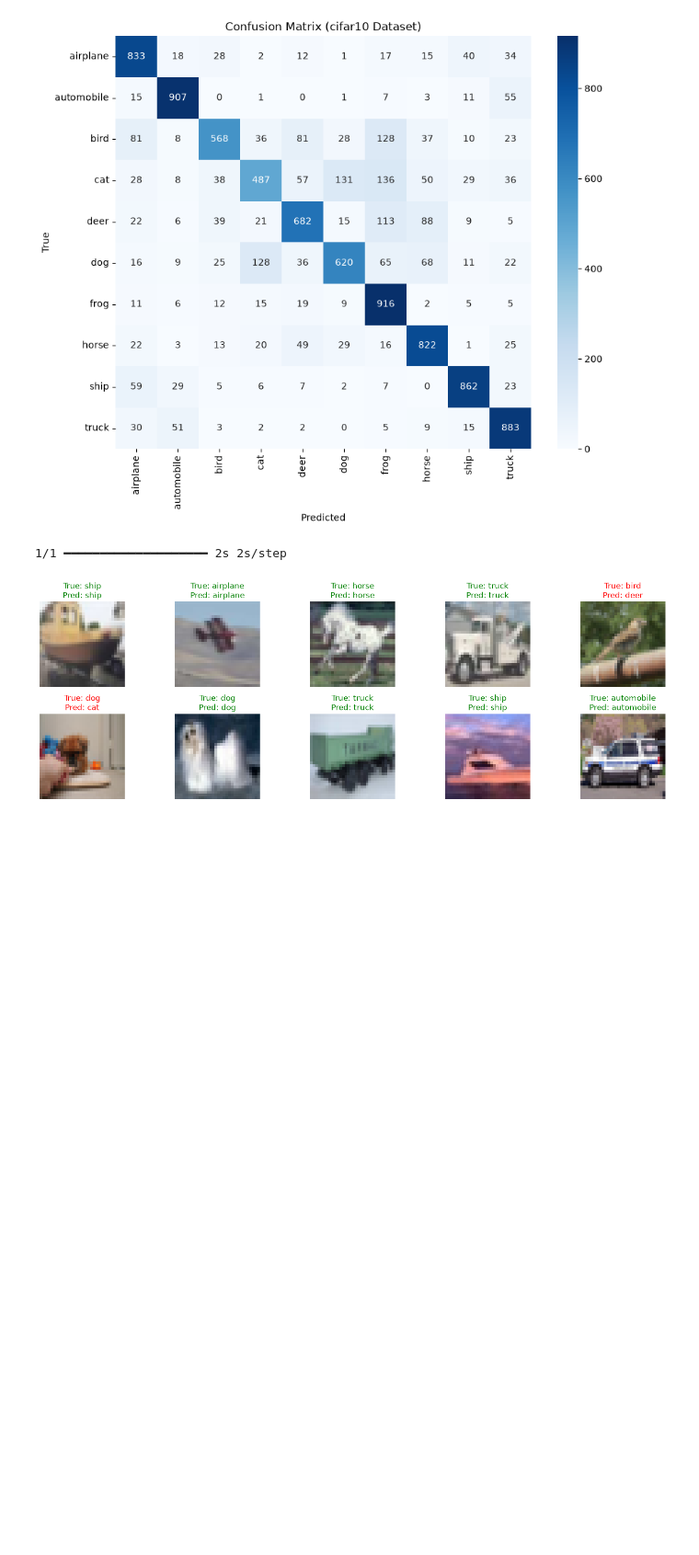
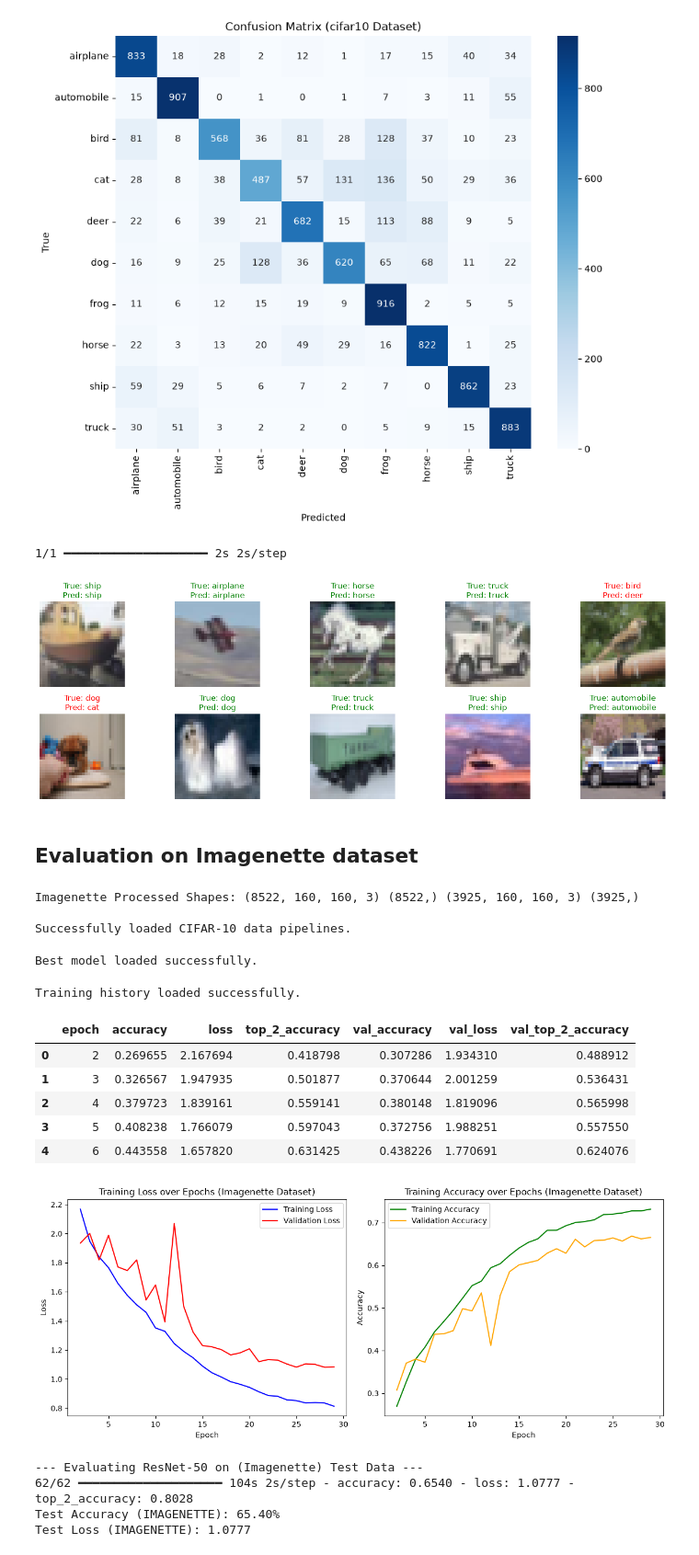
Before and after one commit to casual-coder12/ResNet-50, a Jupyter notebook: notebooks/ResNet50.ipynb, the cells around one changed output. Shown at 92% size. Drawn from its saved outputs; the diff is of its cells as text; code cells hidden in the pictures; blank space fills up the shorter version.

Commit message:
Added Imagenette Results

```diff
--- a/notebooks/ResNet50.ipynb
+++ b/notebooks/ResNet50.ipynb
@@ -126,3 +103,29 @@ plot_sample_predictions(
 # %% [output]
 1/1 ━━━━━━━━━━━━━━━━━━━━ 2s 2s/step
 [figure]
+# %% [markdown]
+## Evaluation on Imagenette dataset
+# %%
+DATASET_NAME = "imagenette"
+BATCH_SIZE = 64
+
+_, _, test_ds = prepare_imagenette_dataset(batch_size=BATCH_SIZE)
+input_shape = (32, 32, 3)
+
+print(f"\nSuccessfully loaded CIFAR-10 data pipelines.")
+# %% [output]
+Imagenette Processed Shapes: (8522, 160, 160, 3) (8522,) (3925, 160, 160, 3) (3925,)
+
+Successfully loaded CIFAR-10 data pipelines.
+# %%
+# Paths for saved model and weights
+BEST_MODEL_PATH_CIF = f"../saved_models/resnet50_{DATASET_NAME}_best_model.keras"
+
+# Option A: Load full saved model (.keras)
+if os.path.exists(BEST_MODEL_PATH_CIF):
+    model = tf.keras.models.load_model(BEST_MODEL_PATH_CIF)
+    print("Best model loaded successfully.")
+else:
+    raise FileNotFoundError("No saved model or weights found. Please train the model first.")
+# %% [output]
+Best model loaded successfully.
@@ -128,0 +135,35 @@ plot_sample_predictions(
+# %%
+HISTORY_PATH = f"../saved_models/resnet50_{DATASET_NAME}_history.csv"
+
+if os.path.exists(HISTORY_PATH):
+    # Load history from CSV file into a Pandas DataFrame
+    history_df = pd.read_csv(HISTORY_PATH)
+    print("Training history loaded successfully.")
+    display(history_df.head())
+else:
+    raise FileNotFoundError(f"History file not found at: {HISTORY_PATH}")
+
+# Plot training & validation loss and accuracy curves across epochs
+plot_training_hist_df(history_df, dataset_name=DATASET_NAME)
+# %% [output]
+Training history loaded successfully.
+|  | epoch | accuracy | loss | top_2_accuracy | val_accuracy | val_loss | val_top_2_accuracy |
+| 0 | 2 | 0.269655 | 2.167694 | 0.418798 | 0.307286 | 1.934310 | 0.488912 |
+| 1 | 3 | 0.326567 | 1.947935 | 0.501877 | 0.370644 | 2.001259 | 0.536431 |
+| 2 | 4 | 0.379723 | 1.839161 | 0.559141 | 0.380148 | 1.819096 | 0.565998 |
+| 3 | 5 | 0.408238 | 1.766079 | 0.597043 | 0.372756 | 1.988251 | 0.557550 |
+| 4 | 6 | 0.443558 | 1.657820 | 0.631425 | 0.438226 | 1.770691 | 0.624076 |
+[figure, added]
+# %%
+trainer = ResNetTrainer(model=model)
+
+# Evaluate model performance on unseen test data
+results = trainer.evaluate(test_ds, dataset_name=DATASET_NAME)
+
+print(f"Test Accuracy ({DATASET_NAME.upper()}): {results['accuracy'] * 100:.2f}%")
+print(f"Test Loss ({DATASET_NAME.upper()}): {results['loss']:.4f}")
+# %% [output]
+--- Evaluating ResNet-50 on (Imagenette) Test Data ---
+62/62 ━━━━━━━━━━━━━━━━━━━━ 104s 2s/step - accuracy: 0.6540 - loss: 1.0777 - top_2_accuracy: 0.8028
+Test Accuracy (IMAGENETTE): 65.40%
+Test Loss (IMAGENETTE): 1.0777
```
Also changed, not shown: parts of 5 cells of this notebook, 6 other files.
